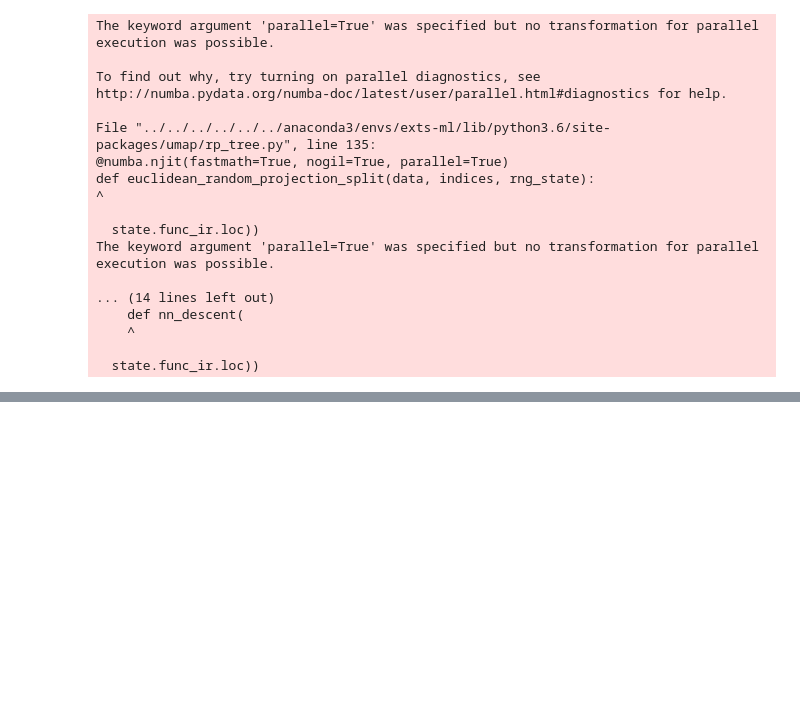
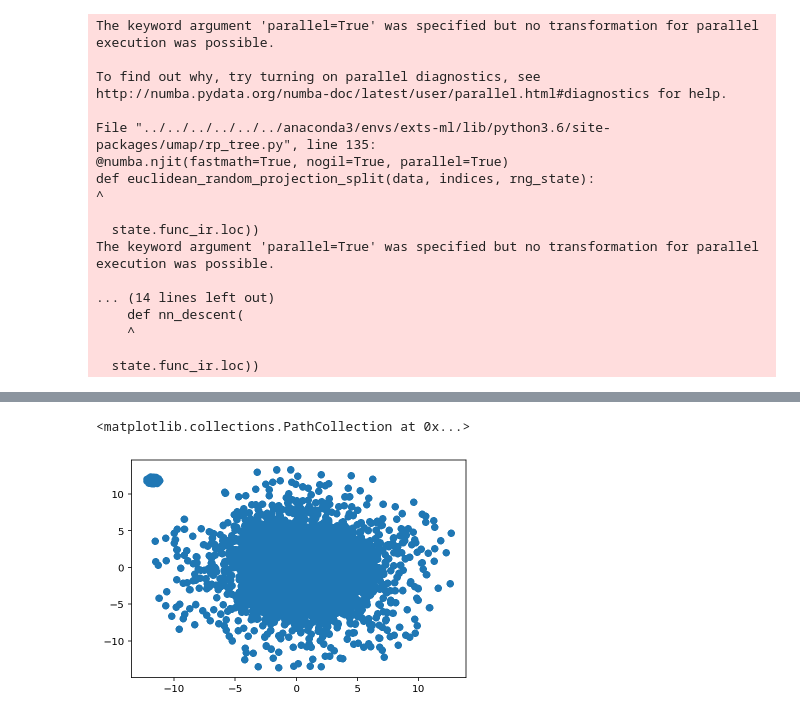
Before and after one commit to helmigsimon/EPFL-Capstone-Project, a Jupyter notebook: 02-Visualization&Cleaning.ipynb, the cells around one changed output, grey strips where cells are left out. Saved outputs shown, nothing was run; the diff lists cells and outputs as text; code cells hidden in the pictures; blank space fills up the shorter version.

```diff
--- a/02-Visualization&Cleaning.ipynb
+++ b/02-Visualization&Cleaning.ipynb
@@ -95,0 +198,5 @@ embedding.shape
+# %%
+plt.scatter(embedding[:,0],embedding[:,1],cmap='Spectral')
+# %% [output]
+<matplotlib.collections.PathCollection at 0x...>
+[figure, added]
```
Also changed, not shown: parts of 22 cells of this notebook, 8 other files.
